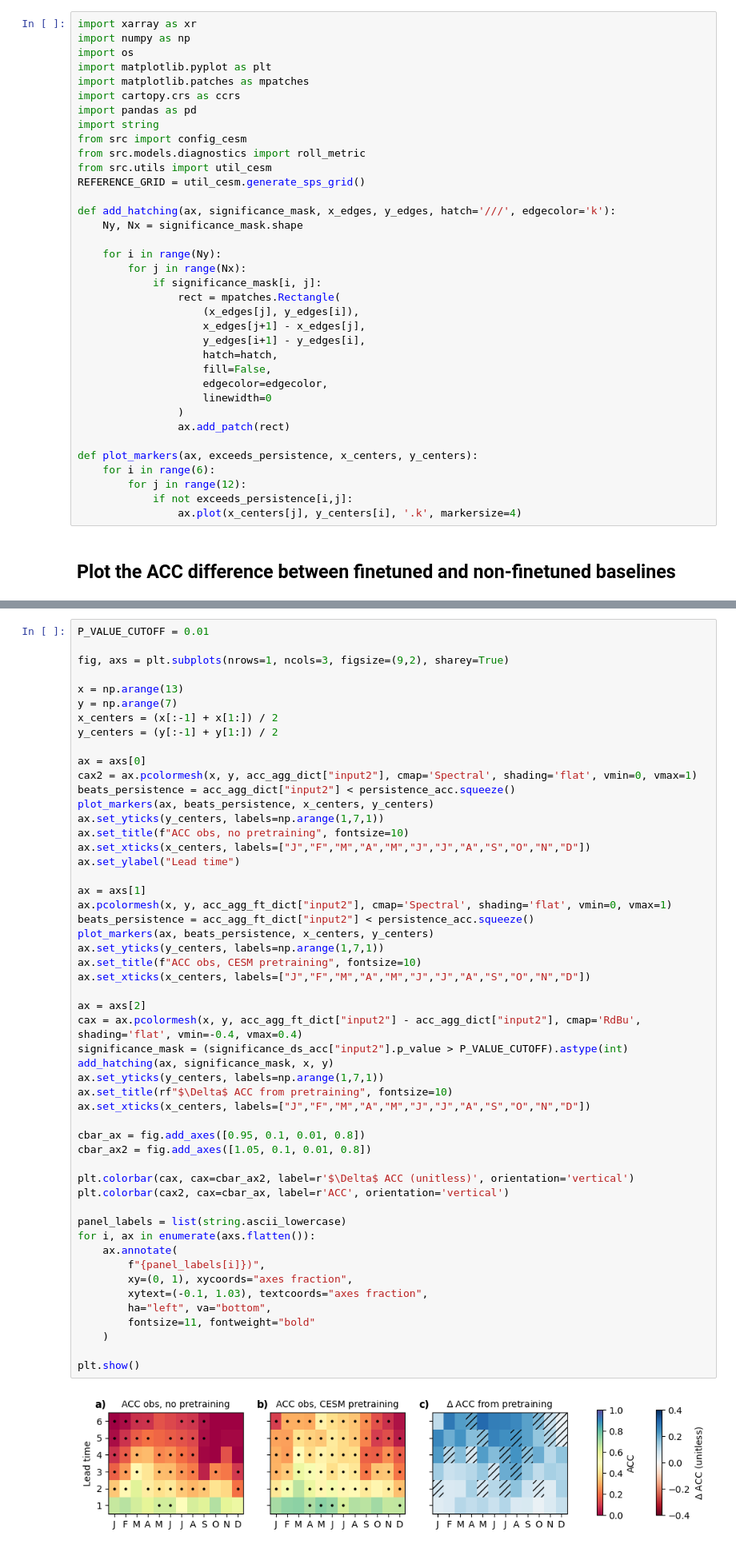
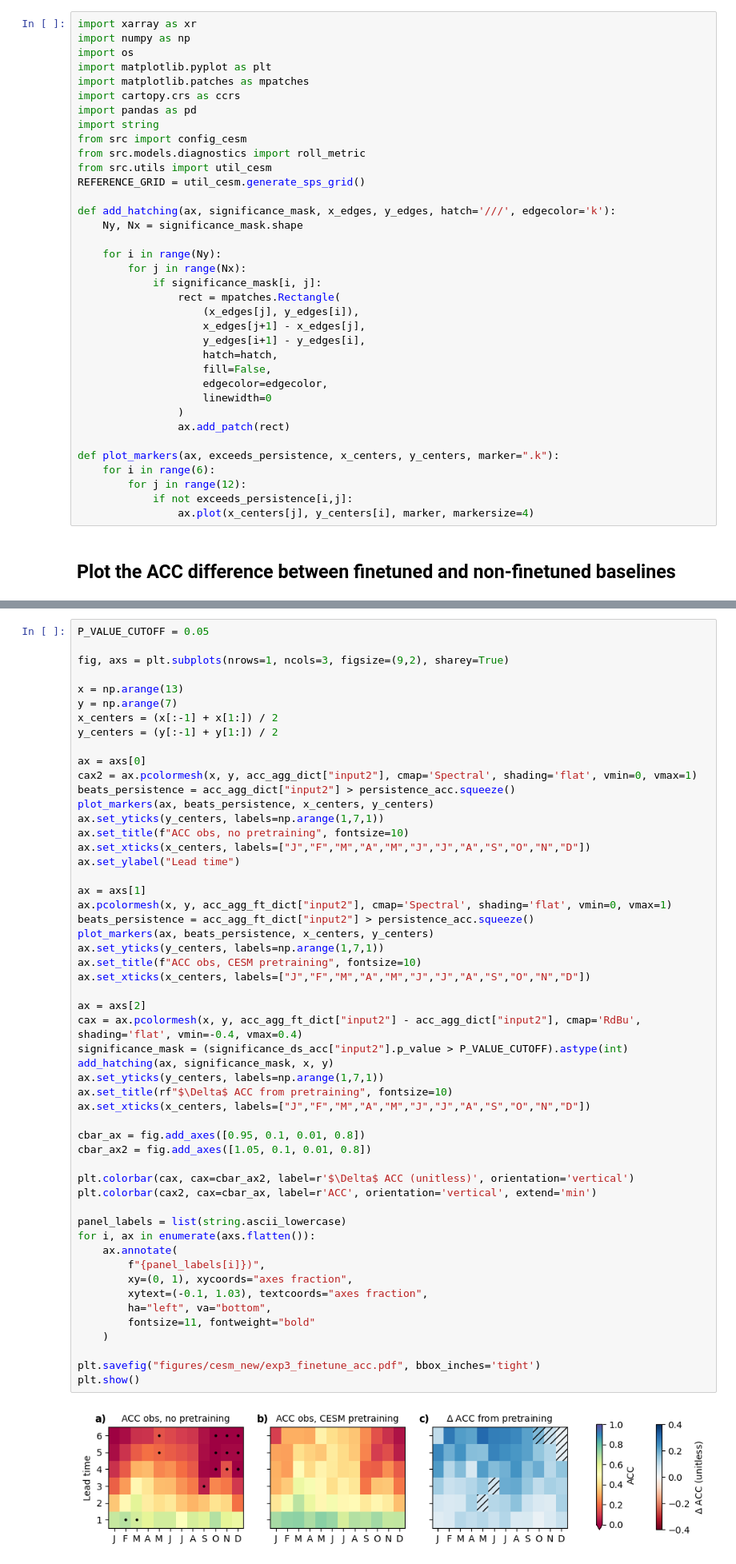
Before and after one commit to ychnli/sicpred, a Jupyter notebook: exp3_figures.ipynb, the cells around one changed output, grey strips where cells are left out. Shown at 80% size. Drawn from its saved outputs; the diff is of its cells as text.

```diff
--- a/exp3_figures.ipynb
+++ b/exp3_figures.ipynb
@@ -29,11 +29,11 @@ def add_hatching(ax, significance_mask, x_edges, y_edges, hatch='///', edgecolor
                 )
                 ax.add_patch(rect)
 
-def plot_markers(ax, exceeds_persistence, x_centers, y_centers):
+def plot_markers(ax, exceeds_persistence, x_centers, y_centers, marker=".k"):
     for i in range(6):
         for j in range(12):
             if not exceeds_persistence[i,j]:
-                ax.plot(x_centers[j], y_centers[i], '.k', markersize=4)
+                ax.plot(x_centers[j], y_centers[i], marker, markersize=4)
 # %% [markdown]
 ## Plot the ACC difference between finetuned and non-finetuned baselines
 # %%
@@ -69,7 +71,7 @@ for input_config in ["input2", "input4"]:
         os.path.join(config_cesm.ANALYSIS_RESULTS_DIRECTORY, f"confidence_intervals/obs_{input_config}_finetune_obs_{input_config}_ensemble_rmse.nc")
     )
 # %%
-P_VALUE_CUTOFF = 0.01
+P_VALUE_CUTOFF = 0.05
 
 fig, axs = plt.subplots(nrows=1, ncols=3, figsize=(9,2), sharey=True)
 
@@ -80,7 +82,7 @@ y_centers = (y[:-1] + y[1:]) / 2
 
 ax = axs[0]
 cax2 = ax.pcolormesh(x, y, acc_agg_dict["input2"], cmap='Spectral', shading='flat', vmin=0, vmax=1)
-beats_persistence = acc_agg_dict["input2"] < persistence_acc.squeeze()
+beats_persistence = acc_agg_dict["input2"] > persistence_acc.squeeze()
 plot_markers(ax, beats_persistence, x_centers, y_centers)
 ax.set_yticks(y_centers, labels=np.arange(1,7,1))
 ax.set_title(f"ACC obs, no pretraining", fontsize=10)
@@ -89,36 +91,37 @@ ax.set_ylabel("Lead time")
 
 ax = axs[1]
 ax.pcolormesh(x, y, acc_agg_ft_dict["input2"], cmap='Spectral', shading='flat', vmin=0, vmax=1)
-beats_persistence = acc_agg_ft_dict["input2"] < persistence_acc.squeeze()
+beats_persistence = acc_agg_ft_dict["input2"] > persistence_acc.squeeze()
 plot_markers(ax, beats_persistence, x_centers, y_centers)
 ax.set_yticks(y_centers, labels=np.arange(1,7,1))
 ax.set_title(f"ACC obs, CESM pretraining", fontsize=10)
 ax.set_xticks(x_centers, labels=["J","F","M","A","M","J","J","A","S","O","N","D"])
 
 ax = axs[2]
 cax = ax.pcolormesh(x, y, acc_agg_ft_dict["input2"] - acc_agg_dict["input2"], cmap='RdBu', shading='flat', vmin=-0.4, vmax=0.4)
 significance_mask = (significance_ds_acc["input2"].p_value > P_VALUE_CUTOFF).astype(int)
 add_hatching(ax, significance_mask, x, y)
 ax.set_yticks(y_centers, labels=np.arange(1,7,1))
 ax.set_title(rf"$\Delta$ ACC from pretraining", fontsize=10)
 ax.set_xticks(x_centers, labels=["J","F","M","A","M","J","J","A","S","O","N","D"])
 
 cbar_ax = fig.add_axes([0.95, 0.1, 0.01, 0.8])
 cbar_ax2 = fig.add_axes([1.05, 0.1, 0.01, 0.8])
 
 plt.colorbar(cax, cax=cbar_ax2, label=r'$\Delta$ ACC (unitless)', orientation='vertical')
-plt.colorbar(cax2, cax=cbar_ax, label=r'ACC', orientation='vertical')
+plt.colorbar(cax2, cax=cbar_ax, label=r'ACC', orientation='vertical', extend='min')
 
 panel_labels = list(string.ascii_lowercase)
 for i, ax in enumerate(axs.flatten()):
     ax.annotate(
         f"{panel_labels[i]})",
         xy=(0, 1), xycoords="axes fraction",
         xytext=(-0.1, 1.03), textcoords="axes fraction",
         ha="left", va="bottom",
         fontsize=11, fontweight="bold"
     )
 
+plt.savefig("figures/cesm_new/exp3_finetune_acc.pdf", bbox_inches='tight')
 plt.show()
 # %% [output]
-[figure, old version]
+[figure, new version]
```
Also changed, not shown: parts of 3 cells of this notebook, 3 other files.
